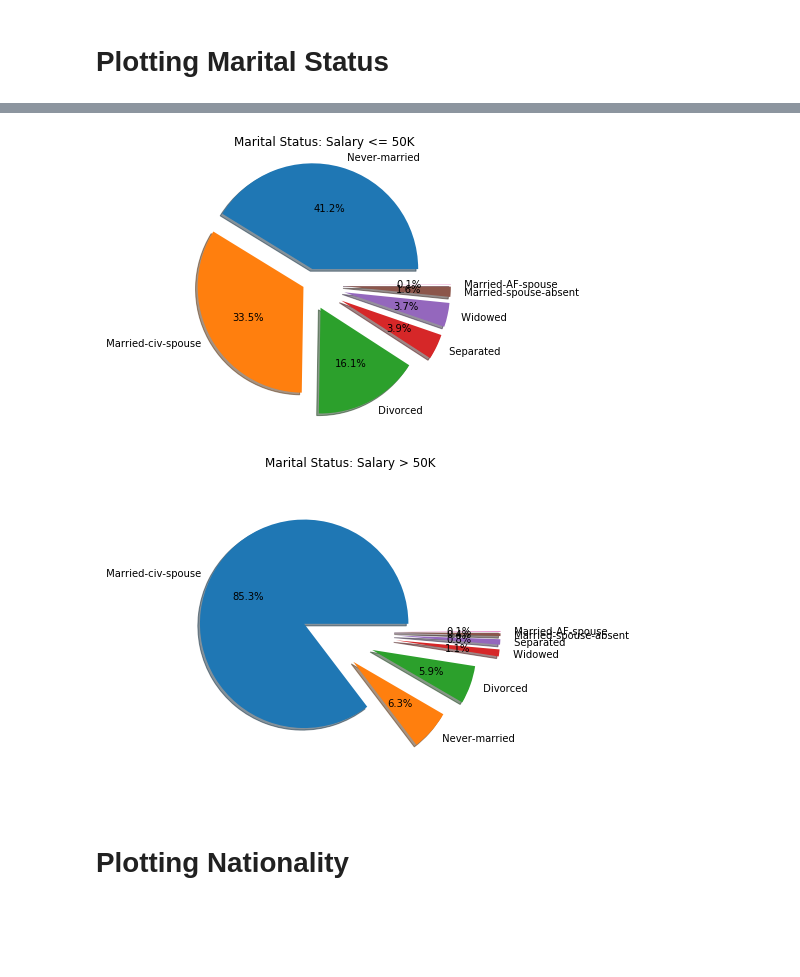
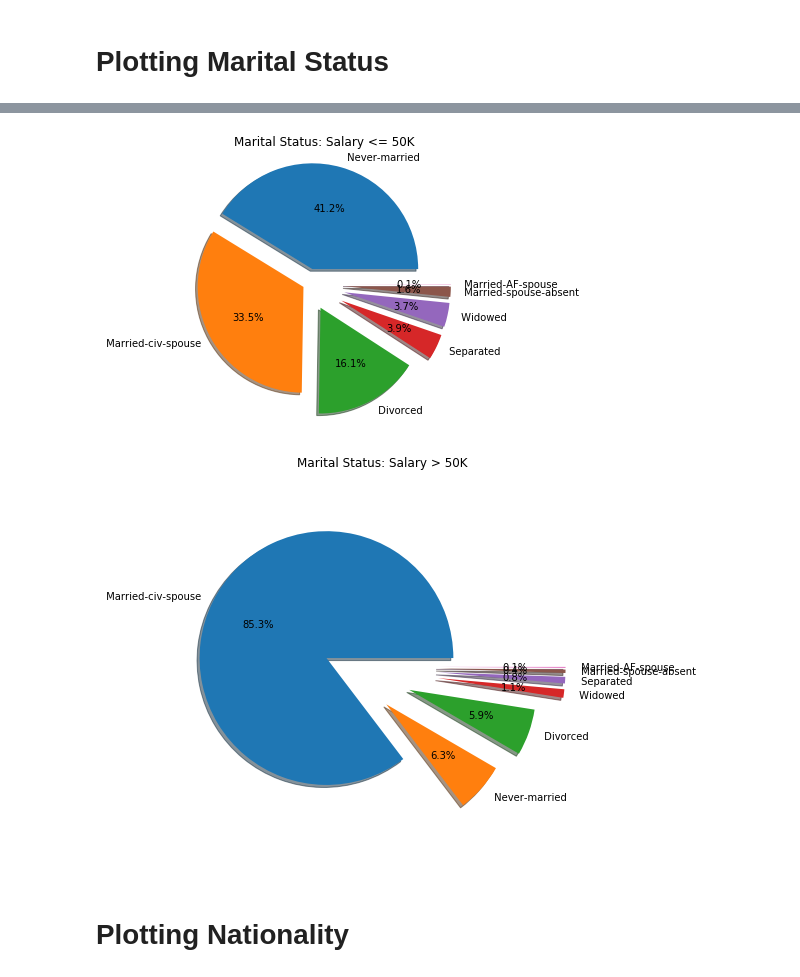
Before and after one commit to kylechang523/ECE180-Final-Project-Personal-Income-Analysis-and-Prediction, a Jupyter notebook: Nationality and Marital Status.ipynb, the cells around one changed output, grey strips where cells are left out. Drawn from its saved outputs; the diff is of its cells as text; code cells hidden in the pictures; blank space fills up the shorter version.

```diff
--- a/Nationality and Marital Status.ipynb
+++ b/Nationality and Marital Status.ipynb
@@ -46,35 +48,35 @@ import matplotlib.pyplot as plt
 #Plot with regards to salary ==> <=$50K, >$50K
 marriedBelow = list()
 marriedAbove = list()
 for idx, x in enumerate(married):
     if label[idx].strip() == '<=50K':
         marriedBelow.append(x)
     else:
         marriedAbove.append(x)
 
 marriedBelowCount = Counter(marriedBelow).most_common()
 marriedAboveCount = Counter(marriedAbove).most_common()
 
 
 labels1 = [item for item, _ in marriedBelowCount]
 sizes1 = [count for _ , count in marriedBelowCount]
 labels2 = [item for item, _ in marriedAboveCount]
 sizes2 = [count for _ , count in marriedAboveCount]
 explode1 = (0.15, 0.05, 0.25, 0.35, 0.35, 0.35, 0.35)
 explode2 = (0.15, 0.45, 0.55, 0.75, 0.75, 0.75, 0.75)
 plt.figure(figsize=(5,5))
 plt.pie(sizes1, explode=explode1, labels=labels1, autopct='%1.1f%%', shadow=True, startangle=0)
 plt.title('Marital Status: Salary <= 50K')
 plt.axis('equal')
-plt.figure(figsize=(5,5))
+plt.figure(figsize=(6,6))
 plt.pie(sizes2, explode=explode2, labels=labels2, autopct='%1.1f%%', shadow=True, startangle=0)
 plt.title('Marital Status: Salary > 50K')
 plt.tight_layout()
 plt.axis('equal')
 plt.show()
 # %% [output]
 [figure]
-[figure, old version]
+[figure, new version]
 # %% [markdown]
 # Plotting Nationality
 # %%
```
Also changed, not shown: parts of 2 cells of this notebook.
